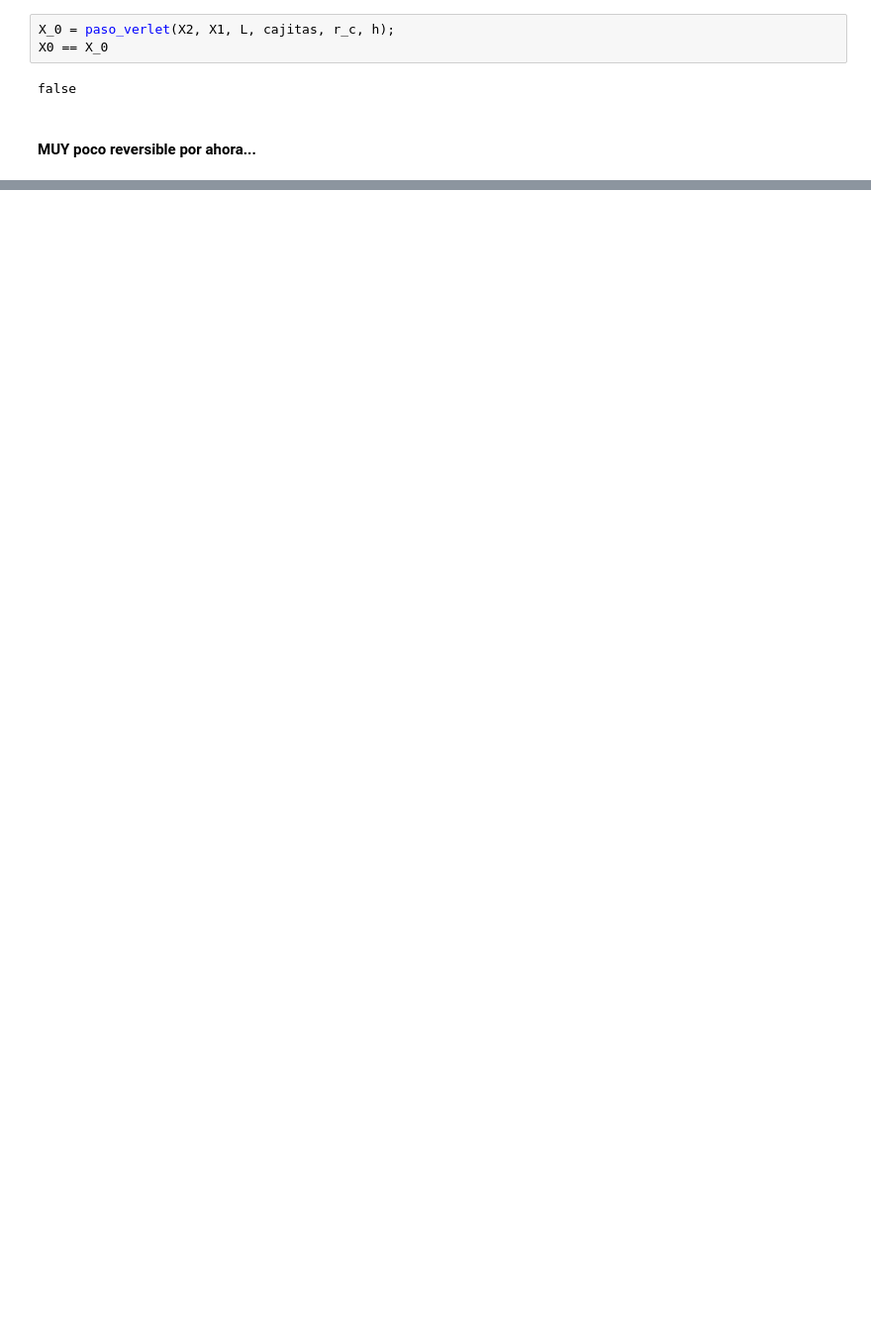
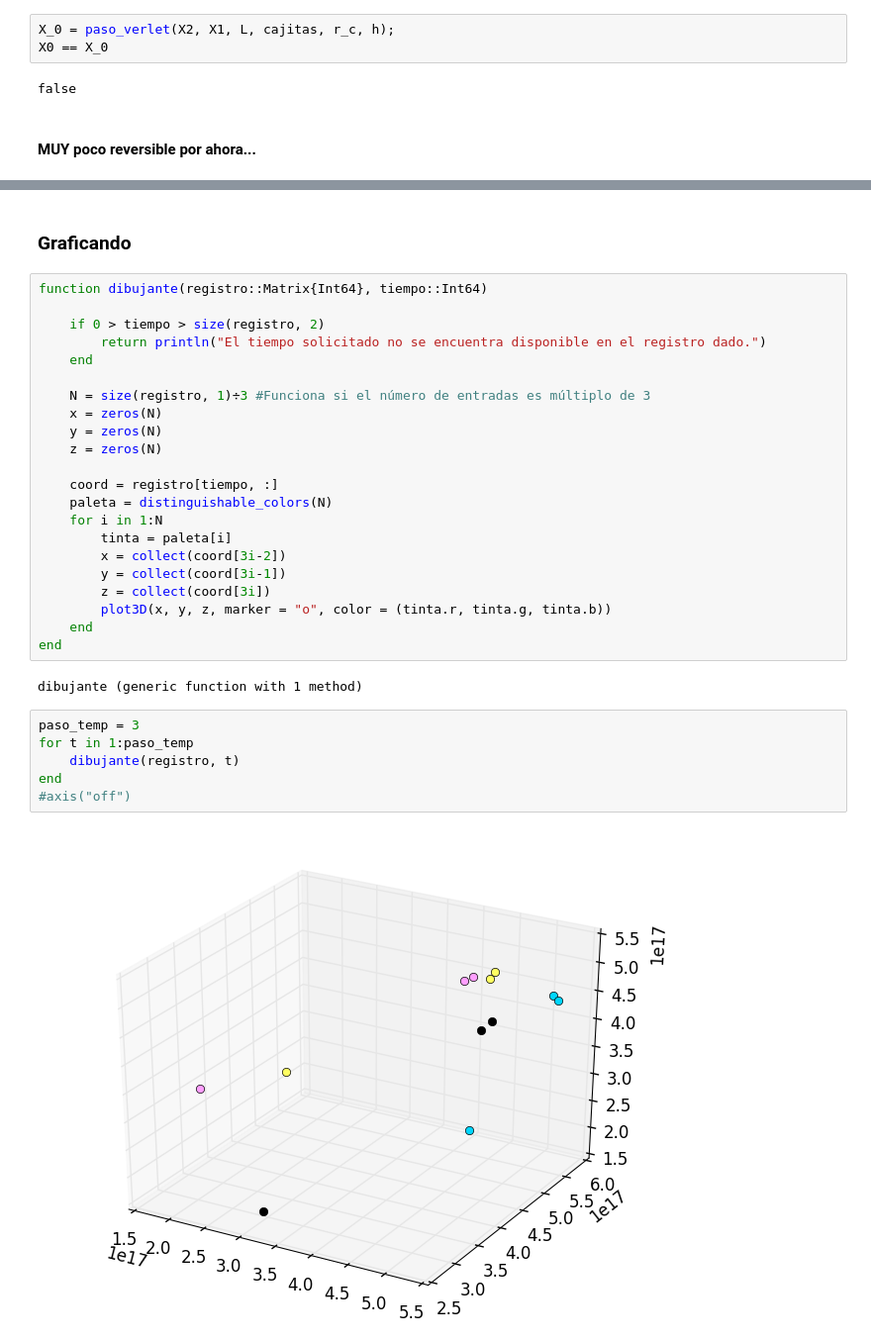
Before and after one commit to blas-ko/simulacion_gases_reversible, a Jupyter notebook: Pruebas.ipynb, the cells around one changed output, grey strips where cells are left out. Shown: that part at 99% size. Cells and saved outputs as stored; diff of their text form; blank space fills up the shorter version.

```diff
--- a/Pruebas.ipynb
+++ b/Pruebas.ipynb
@@ -60,0 +107,34 @@ pasos = 1000
+# %% [markdown]
+### Graficando
+# %%
+function dibujante(registro::Matrix{Int64}, tiempo::Int64)
+
+    if 0 > tiempo > size(registro, 2)
+        return println("El tiempo solicitado no se encuentra disponible en el registro dado.")
+    end
+
+    N = size(registro, 1)÷3 #Funciona si el número de entradas es múltiplo de 3
+    x = zeros(N)
+    y = zeros(N)
+    z = zeros(N)
+
+    coord = registro[tiempo, :]
+    paleta = distinguishable_colors(N)
+    for i in 1:N
+        tinta = paleta[i]
+        x = collect(coord[3i-2])
+        y = collect(coord[3i-1])
+        z = collect(coord[3i])
+        plot3D(x, y, z, marker = "o", color = (tinta.r, tinta.g, tinta.b))
+    end
+end
+# %% [output]
+dibujante (generic function with 1 method)
+# %%
+paso_temp = 3
+for t in 1:paso_temp
+    dibujante(registro, t)
+end
+#axis("off")
+# %% [output]
+[figure, added]
```
Also changed, not shown: parts of 13 cells of this notebook, 1 other file.
